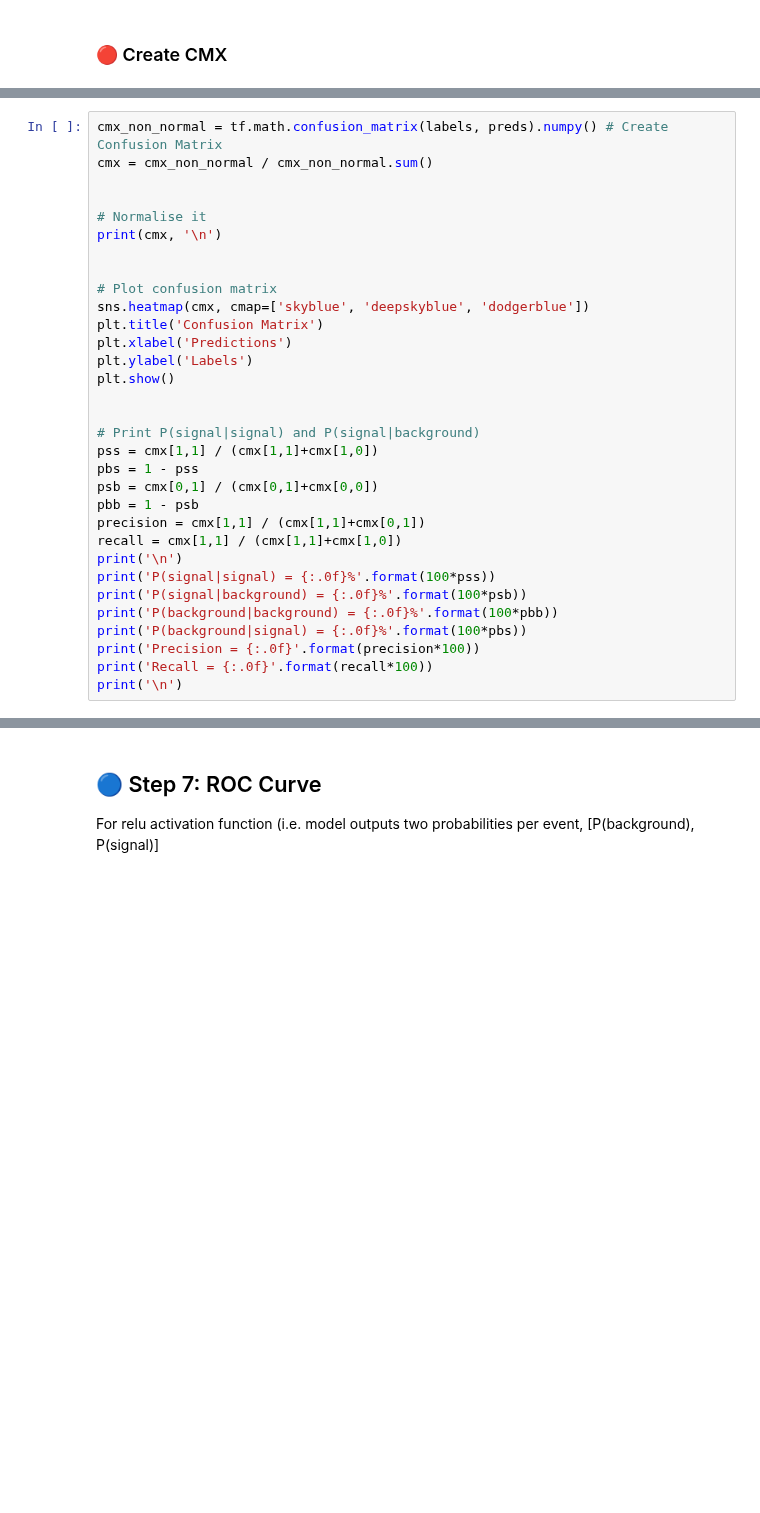
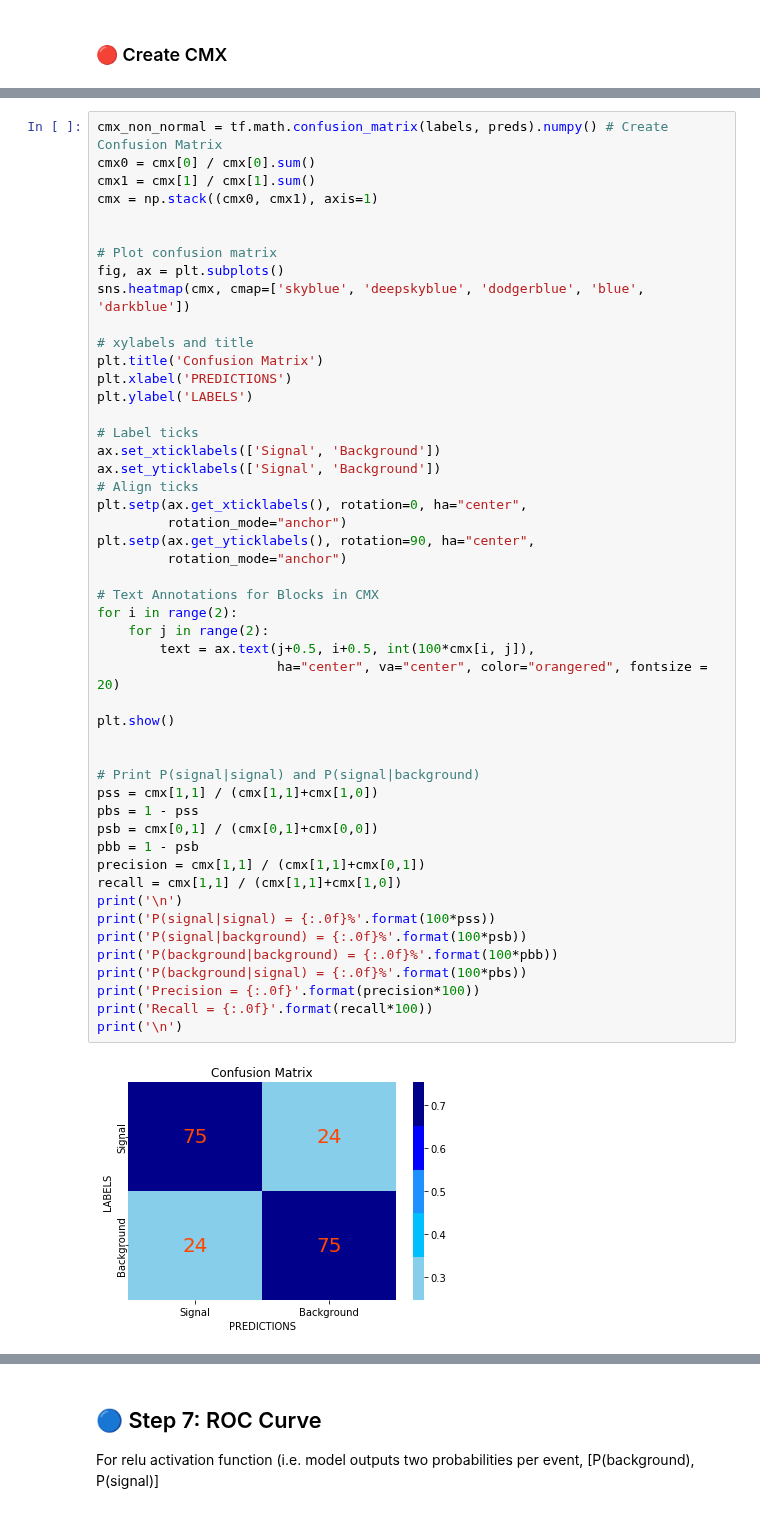
Before and after one commit to johngeorgousis/jet-classifier, a Jupyter notebook: MAIN.ipynb, the cells around one changed output, grey strips where cells are left out. Drawn from its saved outputs; the diff is of its cells as text; blank space fills up the shorter version.

Commit message:
feat: fix cmx normalisation (by row) and make it prettier

```diff
--- a/MAIN.ipynb
+++ b/MAIN.ipynb
@@ -581,33 +545,51 @@ Background = 0
 # %%
 cmx_non_normal = tf.math.confusion_matrix(labels, preds).numpy() # Create Confusion Matrix
-cmx = cmx_non_normal / cmx_non_normal.sum()
-
-
-# Normalise it
-print(cmx, '\n')
+cmx0 = cmx[0] / cmx[0].sum()
+cmx1 = cmx[1] / cmx[1].sum()
+cmx = np.stack((cmx0, cmx1), axis=1)
 
 
 # Plot confusion matrix
-sns.heatmap(cmx, cmap=['skyblue', 'deepskyblue', 'dodgerblue'])
+fig, ax = plt.subplots()
+sns.heatmap(cmx, cmap=['skyblue', 'deepskyblue', 'dodgerblue', 'blue',  'darkblue'])
+
+# xylabels and title
 plt.title('Confusion Matrix')
-plt.xlabel('Predictions')
-plt.ylabel('Labels')
+plt.xlabel('PREDICTIONS')
+plt.ylabel('LABELS')
+
+# Label ticks
+ax.set_xticklabels(['Signal', 'Background'])
+ax.set_yticklabels(['Signal', 'Background'])
+# Align ticks
+plt.setp(ax.get_xticklabels(), rotation=0, ha="center",
+         rotation_mode="anchor")
+plt.setp(ax.get_yticklabels(), rotation=90, ha="center",
+         rotation_mode="anchor")
+
+# Text Annotations for Blocks in CMX
+for i in range(2):
+    for j in range(2):
+        text = ax.text(j+0.5, i+0.5, int(100*cmx[i, j]),
+                       ha="center", va="center", color="orangered", fontsize = 20)
+
 plt.show()
 
 
 # Print P(signal|signal) and P(signal|background)
 pss = cmx[1,1] / (cmx[1,1]+cmx[1,0])
 pbs = 1 - pss
 psb = cmx[0,1] / (cmx[0,1]+cmx[0,0])
 pbb = 1 - psb
 precision = cmx[1,1] / (cmx[1,1]+cmx[0,1])
 recall = cmx[1,1] / (cmx[1,1]+cmx[1,0])
 print('\n')
 print('P(signal|signal) = {:.0f}%'.format(100*pss))
 print('P(signal|background) = {:.0f}%'.format(100*psb))
 print('P(background|background) = {:.0f}%'.format(100*pbb))
 print('P(background|signal) = {:.0f}%'.format(100*pbs))
 print('Precision = {:.0f}'.format(precision*100))
 print('Recall = {:.0f}'.format(recall*100))
 print('\n')
 # %% [output]
+[figure, new version]
```
Also changed, not shown: parts of 7 cells of this notebook.
